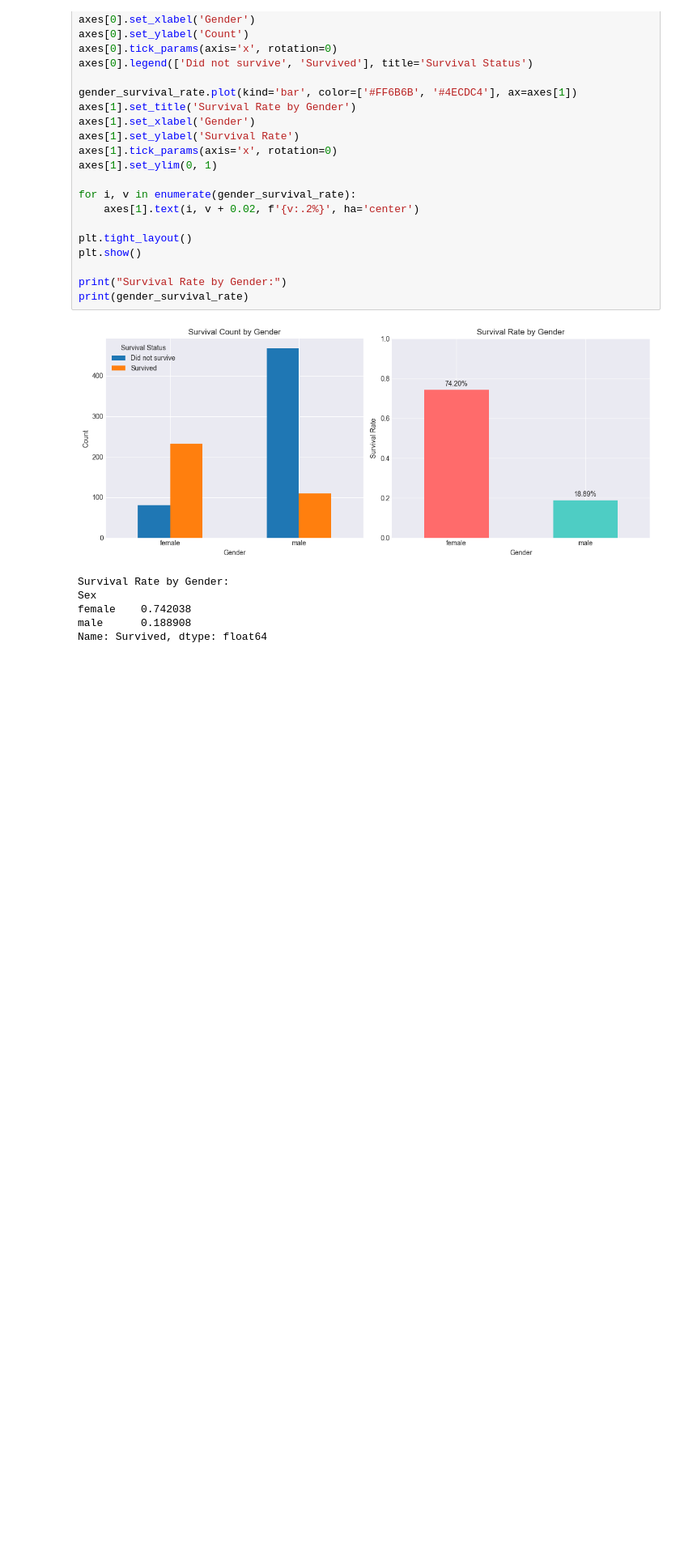
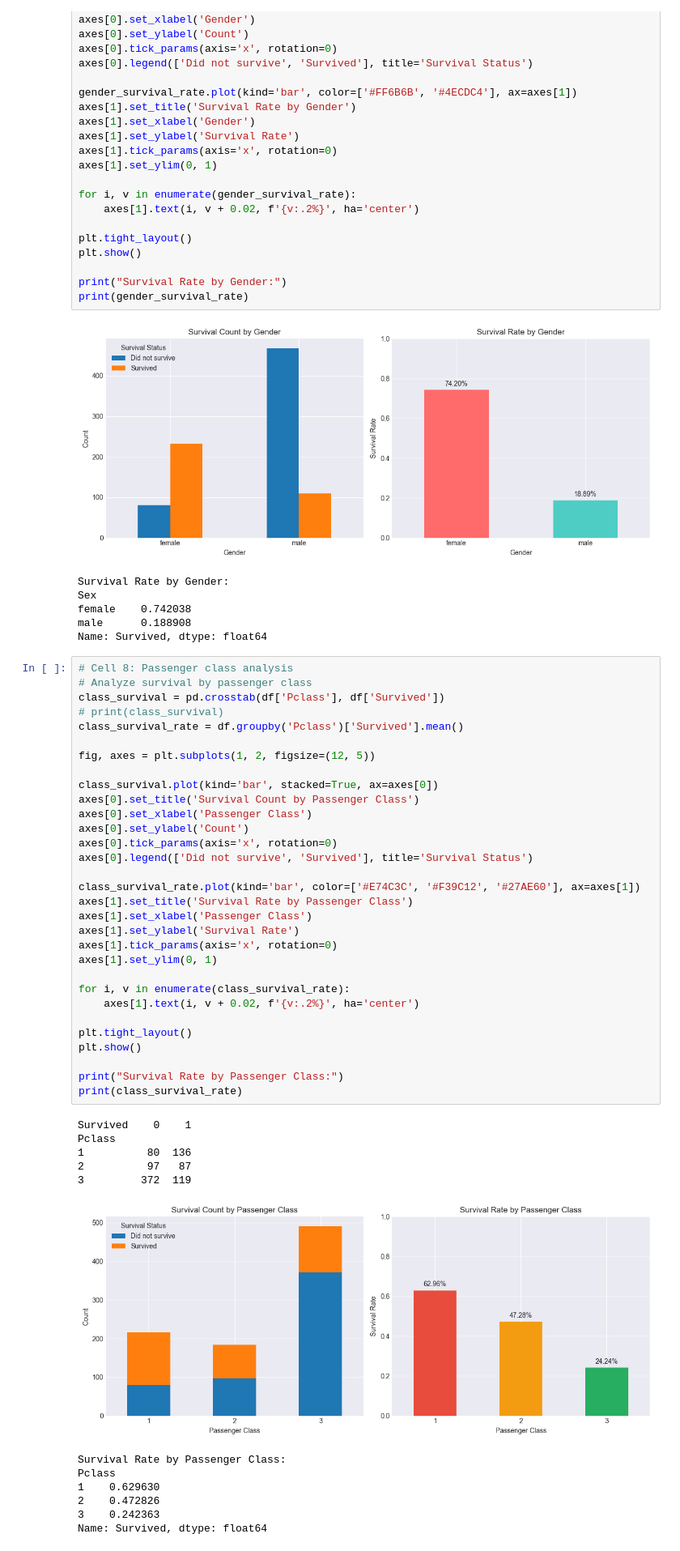
Before and after one commit to ka4en3/titanic-eda, a Jupyter notebook: titanic_eda.ipynb, the cells around one changed output. Shown at 81% size. Drawn from its saved outputs; the diff is of its cells as text; blank space fills up the shorter version.

Commit message:
add Analyze survival by passenger class

```diff
--- a/titanic_eda.ipynb
+++ b/titanic_eda.ipynb
@@ -242,3 +242,47 @@ Sex
 female    0.742038
 male      0.188908
 Name: Survived, dtype: float64
+# %%
+# Cell 8: Passenger class analysis
+# Analyze survival by passenger class
+class_survival = pd.crosstab(df['Pclass'], df['Survived'])
+# print(class_survival)
+class_survival_rate = df.groupby('Pclass')['Survived'].mean()
+
+fig, axes = plt.subplots(1, 2, figsize=(12, 5))
+
+class_survival.plot(kind='bar', stacked=True, ax=axes[0])
+axes[0].set_title('Survival Count by Passenger Class')
+axes[0].set_xlabel('Passenger Class')
+axes[0].set_ylabel('Count')
+axes[0].tick_params(axis='x', rotation=0)
+axes[0].legend(['Did not survive', 'Survived'], title='Survival Status')
+
+class_survival_rate.plot(kind='bar', color=['#E74C3C', '#F39C12', '#27AE60'], ax=axes[1])
+axes[1].set_title('Survival Rate by Passenger Class')
+axes[1].set_xlabel('Passenger Class')
+axes[1].set_ylabel('Survival Rate')
+axes[1].tick_params(axis='x', rotation=0)
+axes[1].set_ylim(0, 1)
+
+for i, v in enumerate(class_survival_rate):
+    axes[1].text(i, v + 0.02, f'{v:.2%}', ha='center')
+
+plt.tight_layout()
+plt.show()
+
+print("Survival Rate by Passenger Class:")
+print(class_survival_rate)
+# %% [output]
+Survived    0    1
+Pclass
+1          80  136
+2          97   87
+3         372  119
+[figure, added]
+Survival Rate by Passenger Class:
+Pclass
+1    0.629630
+2    0.472826
+3    0.242363
+Name: Survived, dtype: float64
```
